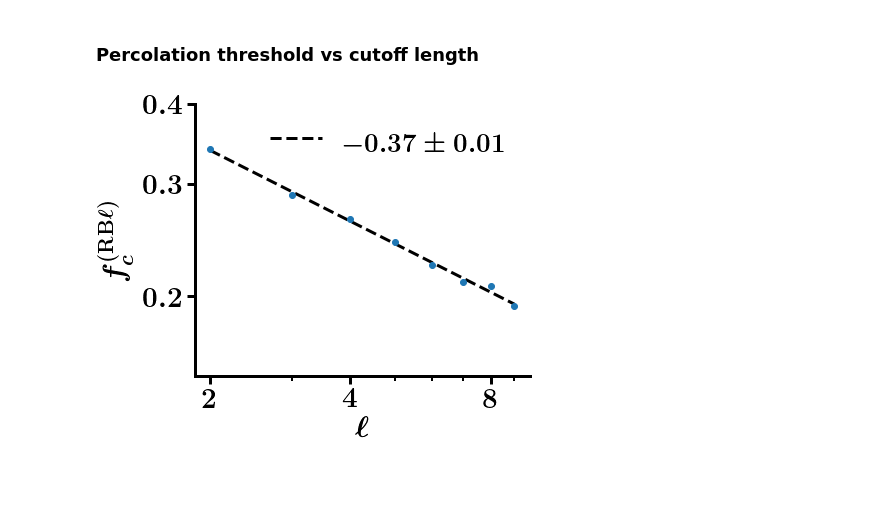
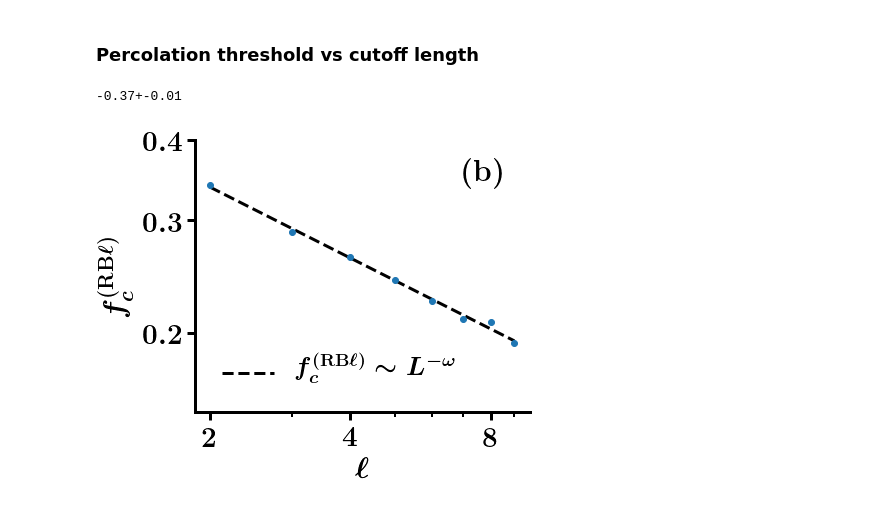
Before and after one commit to nahuelalmeira/dismantlingScaling, a Jupyter notebook: python/DT_pc.ipynb, the cells around one changed output. Drawn from its saved outputs; the diff is of its cells as text; code cells hidden in the pictures; blank space fills up the shorter version.

```diff
--- a/python/DT_pc.ipynb
+++ b/python/DT_pc.ipynb
@@ -222,33 +222,37 @@ ax.tick_params(which='major', length=8)
 ax.set_ylabel(r'$f_c^{(\mathrm{RB}\ell)}$')
 ax.set_xlabel(r'$\ell$')
 ax.set_xscale('log')
 ax.set_yscale('log')
 
 X, Y = _l_values, mean_fc_values
 
 Y_pred, slope, y_err = getLinearReg(X, Y)
 c = Y[0] / X[0]**slope
-label = r'${{{:.2f}}}\pm{{{:.2f}}}$'.format(slope, y_err)
+#label = r'${{{:.2f}}}\pm{{{:.2f}}}$'.format(slope, y_err)
+print('{:.2f}+-{:.2f}'.format(slope, y_err))
+label = r'$f_c^{(\mathrm{RB}\ell)} \sim L^{-\omega}$'
 ax.plot(X, Y_pred, '--', color='k', label=label)
 ax.plot(X, Y, 'o')
+ax.text(0.8, 0.85, letters[1], transform=ax.transAxes, fontsize=30)
 
 #ax.set_xlim(12, 128)
 ax.set_xticks([2, 4, 8])
 ax.get_xaxis().set_minor_formatter(mpl.ticker.NullFormatter())
 ax.get_xaxis().set_major_formatter(mpl.ticker.ScalarFormatter())
 
 ax.set_ylim(0.15, 0.2)
 ax.set_yticks([0.2, 0.3, 0.4])
 ax.get_yaxis().set_minor_formatter(mpl.ticker.NullFormatter())
 ax.get_yaxis().set_major_formatter(mpl.ticker.ScalarFormatter())
 
-ax.legend(frameon=False)
+ax.legend(frameon=False, loc=(0.05, 0.05))
 sns.despine()
 
 fig_name = os.path.join(fig_dir, 'fc_ell_vs_ell_{}'.format(net_type))
 plt.savefig(fig_name + '.png')
 plt.savefig(fig_name + '.pdf')
 
 plt.show()
 # %% [output]
+-0.37+-0.01
-[figure, old version]
+[figure, new version]
```
Also changed, not shown: parts of 1 cell of this notebook, 2 other files.
